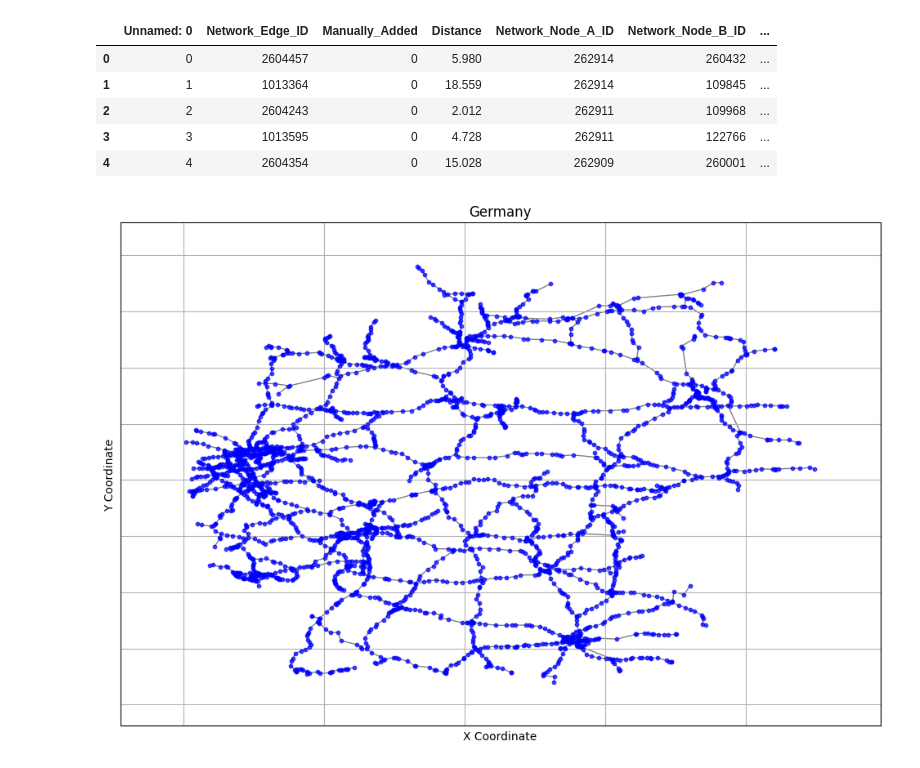
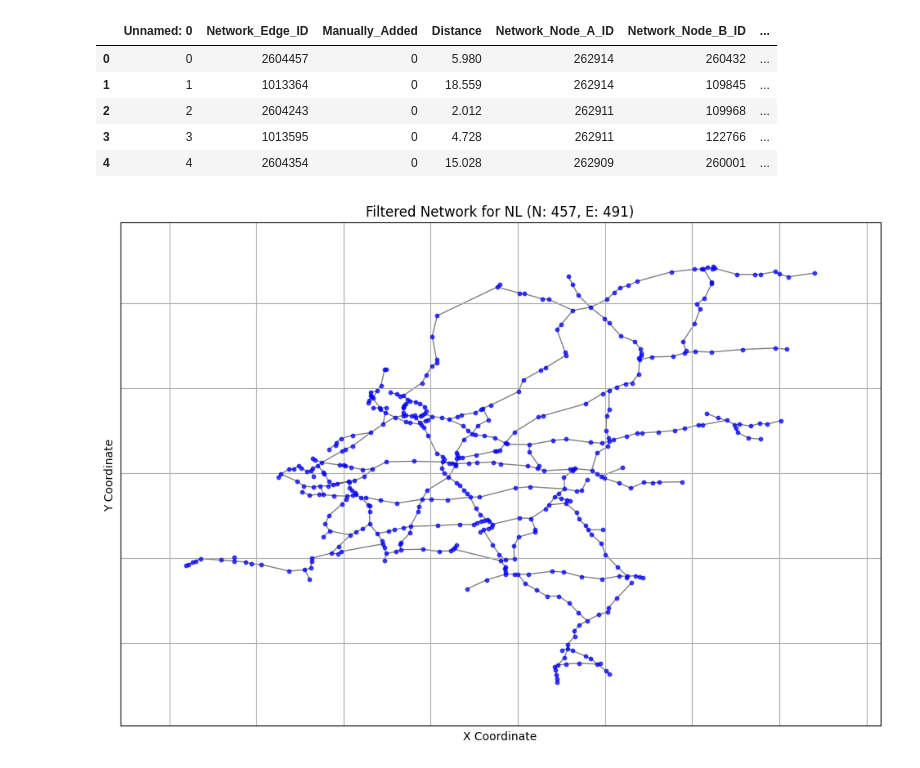
Before and after one commit to AI-for-Infrastructure-Management/imp-act, a Jupyter notebook: create_highway_network.ipynb, the cells around one changed output. Cells and saved outputs as stored; diff of their text form; code cells hidden in the pictures.

```diff
--- a/create_highway_network.ipynb
+++ b/create_highway_network.ipynb
@@ -69,37 +72,41 @@ edges_df.head()
 | 2 | 2 | 2604243 | 0 | 2.012 | 262911 | 109968 | ... |
 | 3 | 3 | 1013595 | 0 | 4.728 | 262911 | 122766 | ... |
 | 4 | 4 | 2604354 | 0 | 15.028 | 262909 | 260001 | ... |
+# %%
+country = 'NL'
 # %%
-
-# 2. Filtering for a Specific Country (Germany)
-german_nodes = nodes_df[nodes_df['Country'] == 'DE']
-german_edges = edges_df[edges_df['Network_Node_A_ID'].isin(german_nodes['Network_Node_ID']) &
-                        edges_df['Network_Node_B_ID'].isin(german_nodes['Network_Node_ID'])]
+# 2. Filtering for a Specific Country
+filtered_nodes = nodes_df[nodes_df['Country'] == country]
+filtered_edges = edges_df[edges_df['Network_Node_A_ID'].isin(filtered_nodes['Network_Node_ID']) &
+                        edges_df['Network_Node_B_ID'].isin(filtered_nodes['Network_Node_ID'])]
 
 
-# Create a graph from the German edges
-G_germany = nx.from_pandas_edgelist(german_edges, 'Network_Node_A_ID', 'Network_Node_B_ID')
+# Create a graph from the filtered edges
+G_filtered = nx.from_pandas_edgelist(filtered_edges, 'Network_Node_A_ID', 'Network_Node_B_ID')
 
 # add edge information as attributes to graph
 edge_columns = ['Network_Edge_ID', 'Manually_Added', 'Distance', 'Traffic_flow_trucks_2019', 'Traffic_flow_trucks_2030']
-for index, row in german_edges.iterrows():
+for index, row in filtered_edges.iterrows():
     for column in edge_columns:
-        G_germany.edges[row['Network_Node_A_ID'], row['Network_Node_B_ID']][column] = row[column]
+        G_filtered.edges[row['Network_Node_A_ID'], row['Network_Node_B_ID']][column] = row[column]
 
 # Create a position dictionary from node coordinates
-pos_germany = {row['Network_Node_ID']: (row['Network_Node_X'], row['Network_Node_Y']) for index, row in german_nodes.iterrows()}
+pos_filtered = {row['Network_Node_ID']: (row['Network_Node_X'], row['Network_Node_Y']) for index, row in filtered_nodes.iterrows()}
 # Plotting the network
 plt.figure(figsize=(12, 8))
-nx.draw_networkx_nodes(G_germany, pos_germany, node_size=10, node_color='blue', alpha=0.7)
-nx.draw_networkx_edges(G_germany, pos_germany, alpha=0.5)
+nx.draw_networkx_nodes(G_filtered, pos_filtered, node_size=10, node_color='blue', alpha=0.7)
+nx.draw_networkx_edges(G_filtered, pos_filtered, alpha=0.5)
 
-plt.title('Germany')
+no_nodes = len(G_filtered.nodes)
+no_edges = len(G_filtered.edges)
+
+plt.title(f'Filtered Network for {country} (N: {no_nodes}, E: {no_edges})')
 plt.xlabel('X Coordinate')
 plt.ylabel('Y Coordinate')
 plt.grid(True)
 plt.show()
 # %% [output]
-[figure, old version]
+[figure, new version]
 # %%
 import yaml
 
```
Also changed, not shown: parts of 11 cells of this notebook.
